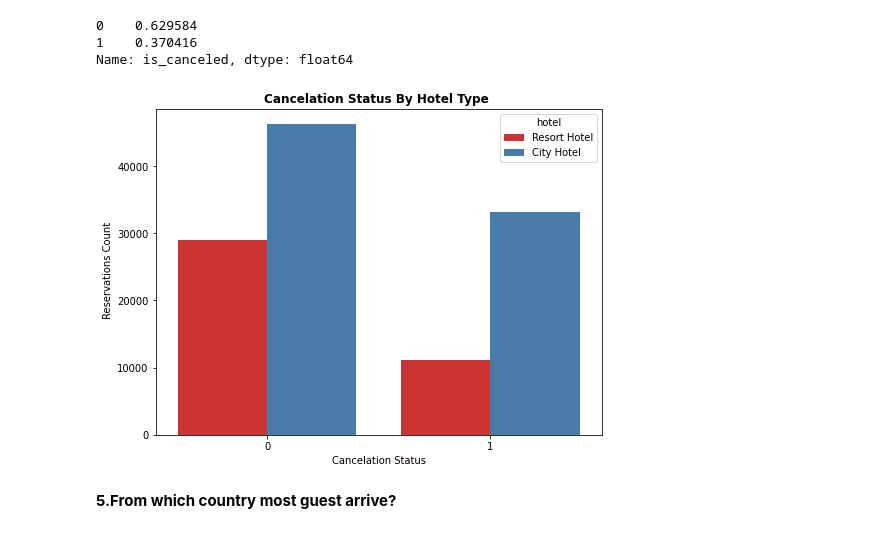
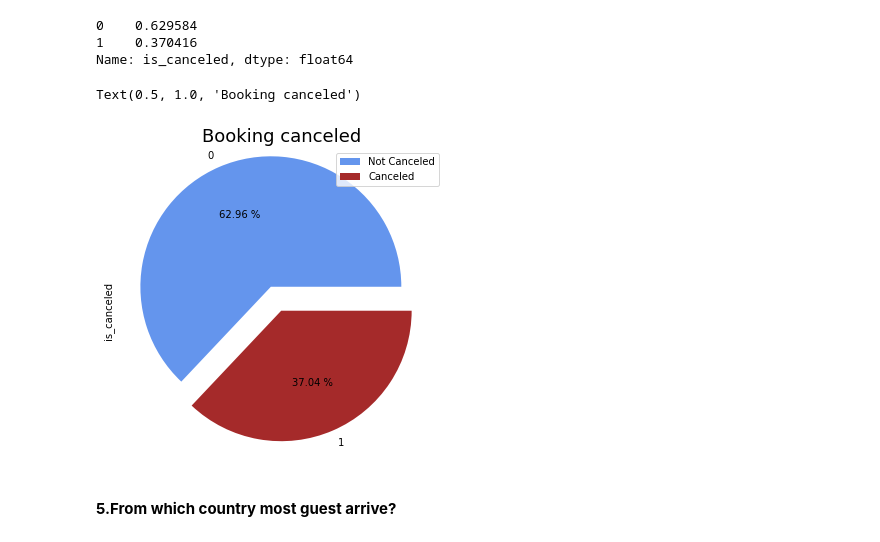
Before and after one commit to SharatKhote/Exploratory-Data-Analysis, a Jupyter notebook: Project_(Hotel_Bookins).ipynb, the cells around one changed output. Saved outputs shown, nothing was run; the diff lists cells and outputs as text; code cells hidden in the pictures.

```diff
--- a/Project_(Hotel_Bookins).ipynb
+++ b/Project_(Hotel_Bookins).ipynb
@@ -144,16 +144,17 @@ hotel_data['is_canceled'].value_counts(normalize = True)
 0    0.629584
 1    0.370416
 Name: is_canceled, dtype: float64
-# %%
-plt.figure(figsize = (8,6))
-sns.countplot(x='is_canceled', data = hotel_data, hue = 'hotel', palette= 'Set1')
-
-plt.title("Cancelation Status By Hotel Type ", weight = 'bold')
-plt.xlabel("Cancelation Status")
-plt.ylabel(" Reservations Count")
-plt.show()
-# %% [output]
-[figure, removed]
+# %%
+le = ["Not Canceled", "Canceled"]
+explode = [0.2,0]
+plt.figure(figsize=(6,6))
+colors = ['cornflowerblue','brown']
+re=hotel_data['is_canceled'].value_counts().plot(kind='pie', autopct = '%.2f %%',explode = explode, colors = colors)
+plt.legend(le, loc="best")
+plt.title("Booking canceled", fontsize = 18)
+# %% [output]
+Text(0.5, 1.0, 'Booking canceled')
+[figure, added]
 # %% [markdown]
 **5.From which country most guest arrive?**
 # %%
```
